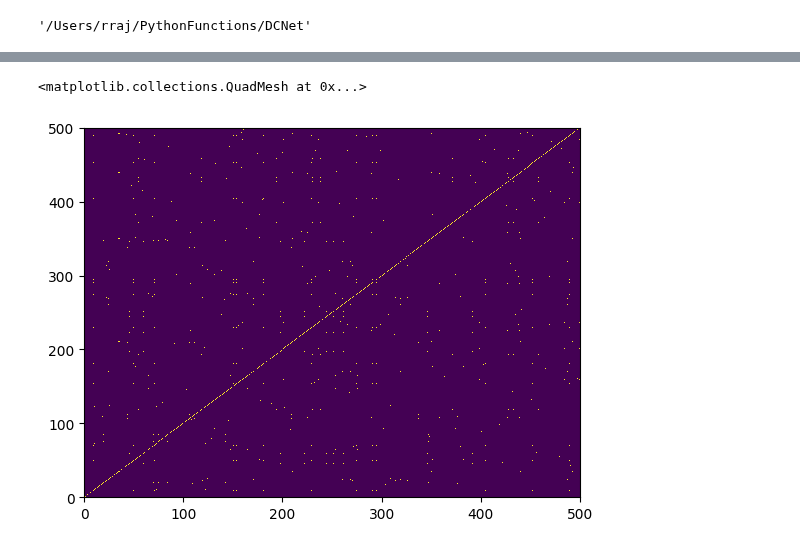
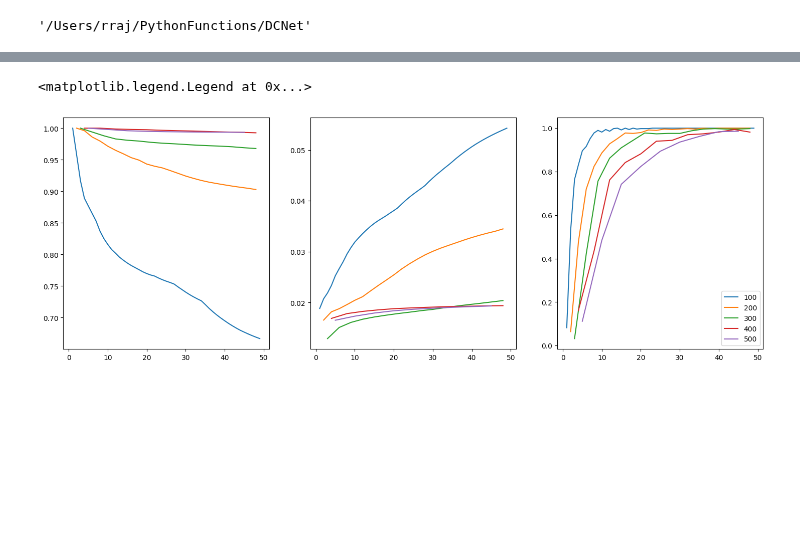
Before and after one commit to wormLove/DCNet, a Jupyter notebook: DCNet2.ipynb, the cells around one changed output, grey strips where cells are left out. Cells and saved outputs as stored; diff of their text form; code cells hidden in the pictures; blank space fills up the shorter version.

Commit message:
updated layers, learning and metrics

```diff
--- a/DCNet2.ipynb
+++ b/DCNet2.ipynb
@@ -21,9 +21,9 @@ mnist_data = MNIST(
 # %%
 from initialization import Initializer
 from layers import DiscriminationModule, ClassificationModule
-from metrics import Conncetedness
+from metrics import Conncetedness, Consistency
 
 initializer = Initializer(mnist_data, num_classes=10)
-#weights = mnsit_initialization.weights(out_dim=500)
-metric = Conncetedness()
+metric1 = Conncetedness()
+metric2 = Consistency(500)
 # %%
@@ -66,5 +65,11 @@ plot_connections(module_d.connections[:784,:])
-# %%
-plt.pcolormesh(module_c.connections)
-# %% [output]
-<matplotlib.collections.QuadMesh at 0x...>
-[figure, removed]
+# %%
+fig, ax = plt.subplots(1, 3, figsize=(18, 6))
+for i in range(5):
+    x = [*range(i+1, 50, i+1)]
+    ax[0].plot(x, precisions[i], label=str(100*(i+1)))
+    ax[1].plot(x, recalls[i], label=str(100*(i+1)))
+    ax[2].plot(x, consistencies[i], label=str(100*(i+1)))
+plt.legend()
+# %% [output]
+<matplotlib.legend.Legend at 0x...>
+[figure, added]
```
Also changed, not shown: parts of 3 cells of this notebook, 3 other files.
